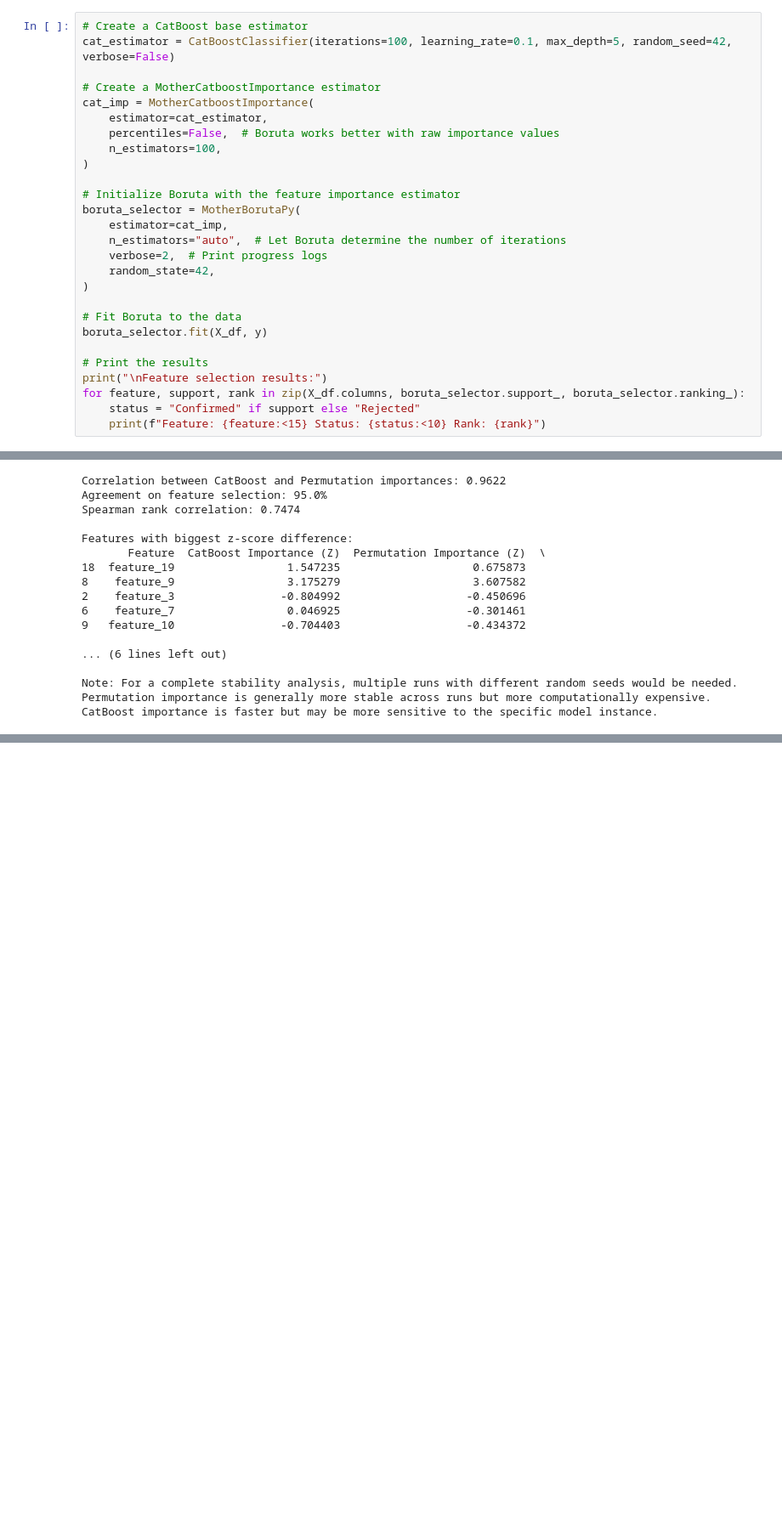
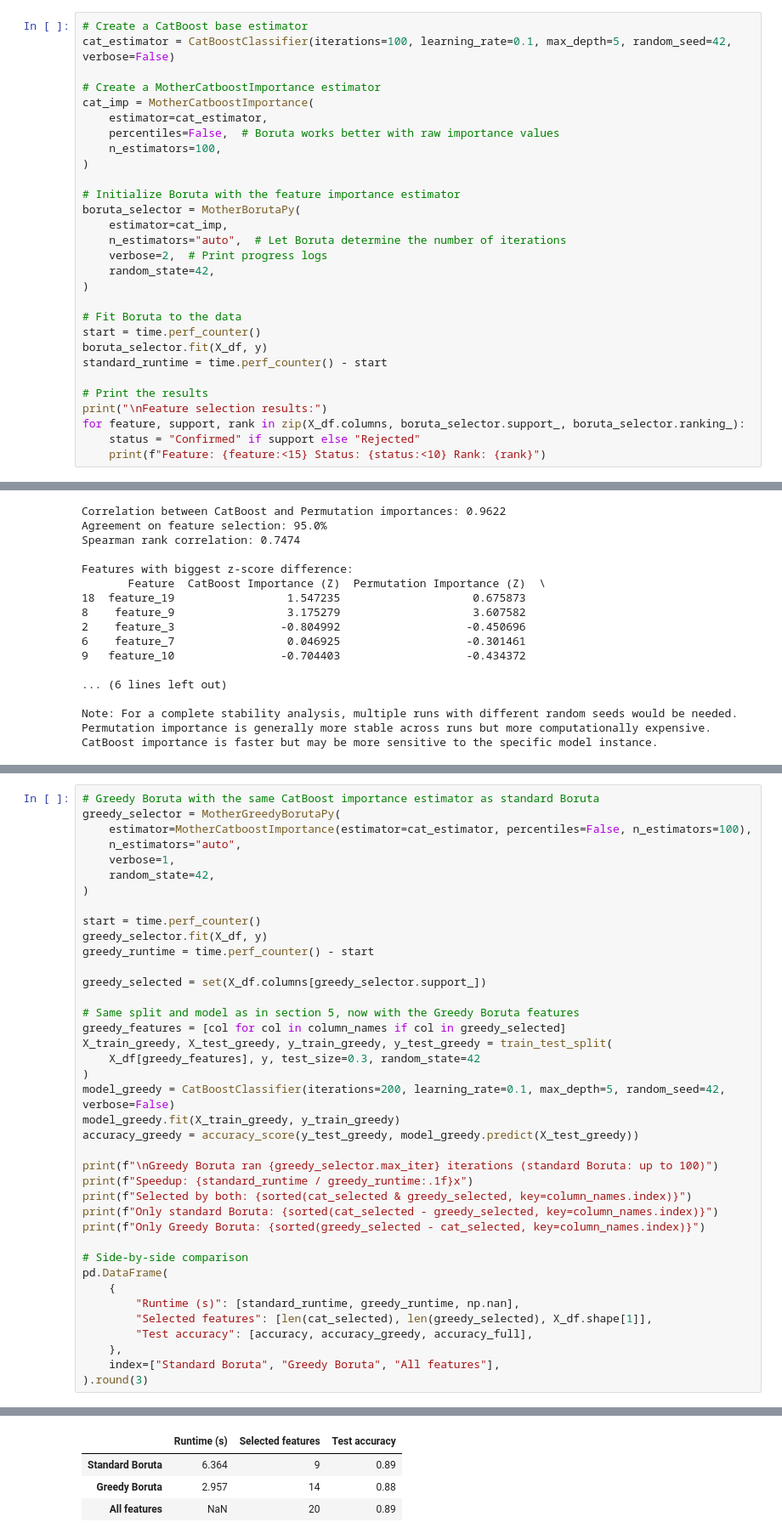
Before and after one commit to junkha/MotherML, a Jupyter notebook: examples/notebooks/04_feature_engineering/02_boruta_feature_selection.ipynb, the cells around one changed output, grey strips where cells are left out. Shown at 85% size. Saved outputs shown, nothing was run; the diff lists cells and outputs as text; blank space fills up the shorter version.

```diff
--- a/examples/notebooks/04_feature_engineering/02_boruta_feature_selection.ipynb
+++ b/examples/notebooks/04_feature_engineering/02_boruta_feature_selection.ipynb
@@ -215,7 +222,9 @@ boruta_selector = MotherBorutaPy(
 )
 
 # Fit Boruta to the data
+start = time.perf_counter()
 boruta_selector.fit(X_df, y)
+standard_runtime = time.perf_counter() - start
 
 # Print the results
 print("\nFeature selection results:")
@@ -439,0 +460,40 @@ CatBoost importance is faster but may be more sensitive to the specific model in
+# %%
+# Greedy Boruta with the same CatBoost importance estimator as standard Boruta
+greedy_selector = MotherGreedyBorutaPy(
+    estimator=MotherCatboostImportance(estimator=cat_estimator, percentiles=False, n_estimators=100),
+    n_estimators="auto",
+    verbose=1,
+    random_state=42,
+)
+
+start = time.perf_counter()
+greedy_selector.fit(X_df, y)
+greedy_runtime = time.perf_counter() - start
+
+greedy_selected = set(X_df.columns[greedy_selector.support_])
+
+# Same split and model as in section 5, now with the Greedy Boruta features
+greedy_features = [col for col in column_names if col in greedy_selected]
+X_train_greedy, X_test_greedy, y_train_greedy, y_test_greedy = train_test_split(
+    X_df[greedy_features], y, test_size=0.3, random_state=42
+)
+model_greedy = CatBoostClassifier(iterations=200, learning_rate=0.1, max_depth=5, random_seed=42, verbose=False)
+model_greedy.fit(X_train_greedy, y_train_greedy)
+accuracy_greedy = accuracy_score(y_test_greedy, model_greedy.predict(X_test_greedy))
+
+print(f"\nGreedy Boruta ran {greedy_selector.max_iter} iterations (standard Boruta: up to 100)")
+print(f"Speedup: {standard_runtime / greedy_runtime:.1f}x")
+print(f"Selected by both: {sorted(cat_selected & greedy_selected, key=column_names.index)}")
+print(f"Only standard Boruta: {sorted(cat_selected - greedy_selected, key=column_names.index)}")
+print(f"Only Greedy Boruta: {sorted(greedy_selected - cat_selected, key=column_names.index)}")
+
+# Side-by-side comparison
+pd.DataFrame(
+    {
+        "Runtime (s)": [standard_runtime, greedy_runtime, np.nan],
+        "Selected features": [len(cat_selected), len(greedy_selected), X_df.shape[1]],
+        "Test accuracy": [accuracy, accuracy_greedy, accuracy_full],
+    },
+    index=["Standard Boruta", "Greedy Boruta", "All features"],
+).round(3)
+# %% [output]
@@ -440 +508,5 @@ CatBoost importance is faster but may be more sensitive to the specific model in
+|  | Runtime (s) | Selected features | Test accuracy |
+| Standard Boruta | 6.364 | 9 | 0.89 |
+| Greedy Boruta | 2.957 | 14 | 0.88 |
+| All features | NaN | 20 | 0.89 |
 # %% [markdown]
```
Also changed, not shown: parts of 6 cells of this notebook, 6 other files.
